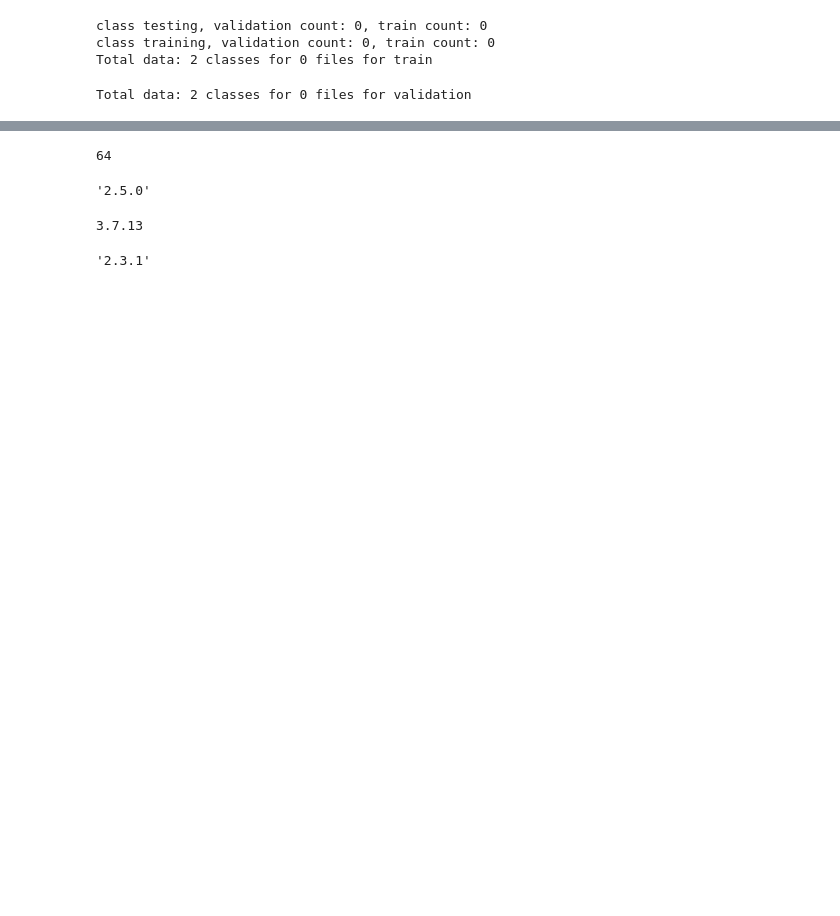
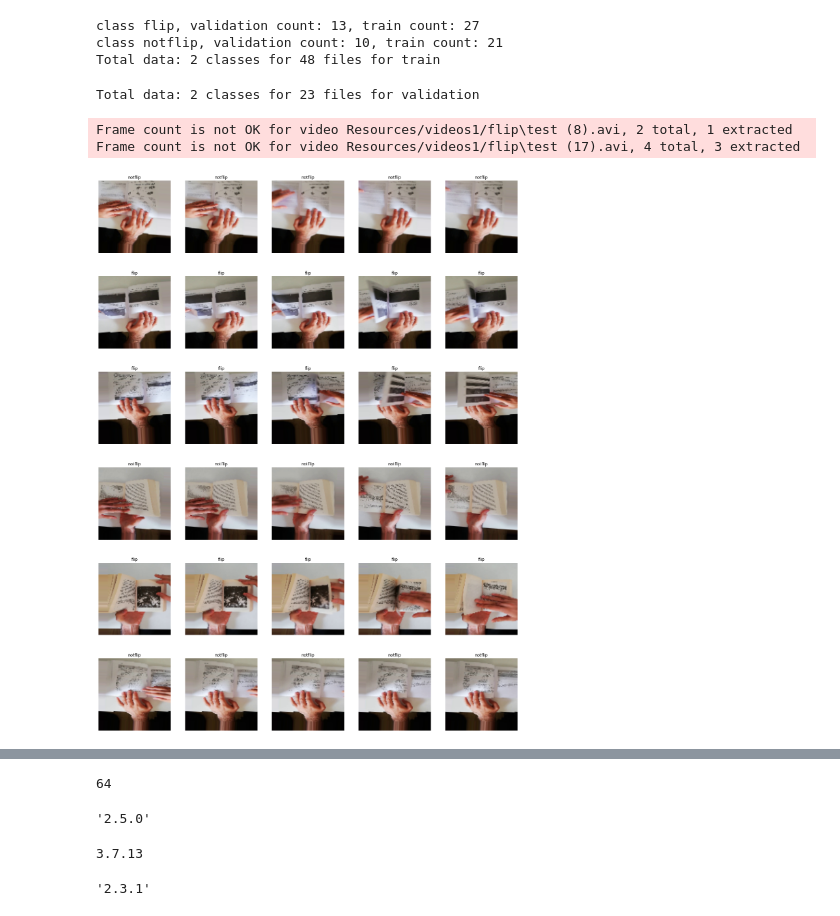
Before and after one commit to Ayesha-da/MonReader, a Jupyter notebook: image_sequence.ipynb, the cells around one changed output, grey strips where cells are left out. Saved outputs shown, nothing was run; the diff lists cells and outputs as text; code cells hidden in the pictures; blank space fills up the shorter version.

```diff
--- a/image_sequence.ipynb
+++ b/image_sequence.ipynb
@@ -246,5 +249,5 @@ Moviepy - Writing video Resources/videos/testing/notflip/0002.mp4
 # %%
-classes = [i.split(os.path.sep)[1] for i in glob.glob('Resources/videos/*')]
+classes = [i.split(os.path.sep)[1] for i in glob.glob('Resources/videos1/*')]
 classes.sort()
 # some global params
 SIZE = (112, 112)
@@ -252,7 +255,7 @@ CHANNELS = 3
 NBFRAME = 5
 BS = 8
 # pattern to get videos and classes
-glob_pattern='Resources/videos/{classname}/*.avi'
+glob_pattern='Resources/videos1/{classname}/*.avi'
 # for data augmentation
 data_aug = tensorflow.keras.preprocessing.image.ImageDataGenerator(
     zoom_range=.1,
@@ -273,10 +276,17 @@ train = VideoFrameGenerator(
     transformation=data_aug,
     use_frame_cache=True)
 # %% [output]
-class testing, validation count: 0, train count: 0
-class training, validation count: 0, train count: 0
-Total data: 2 classes for 0 files for train
+class flip, validation count: 13, train count: 27
+class notflip, validation count: 10, train count: 21
+Total data: 2 classes for 48 files for train
 # %%
 valid = train.get_validation_generator()
 # %% [output]
-Total data: 2 classes for 0 files for validation
+Total data: 2 classes for 23 files for validation
+# %%
+import keras_video.utils
+keras_video.utils.show_sample(train)
+# %% [output]
+Frame count is not OK for video Resources/videos1/flip\test (8).avi, 2 total, 1 extracted
+Frame count is not OK for video Resources/videos1/flip\test (17).avi, 4 total, 3 extracted
+[figure, added]
```
Also changed, not shown: parts of 21 cells of this notebook.
